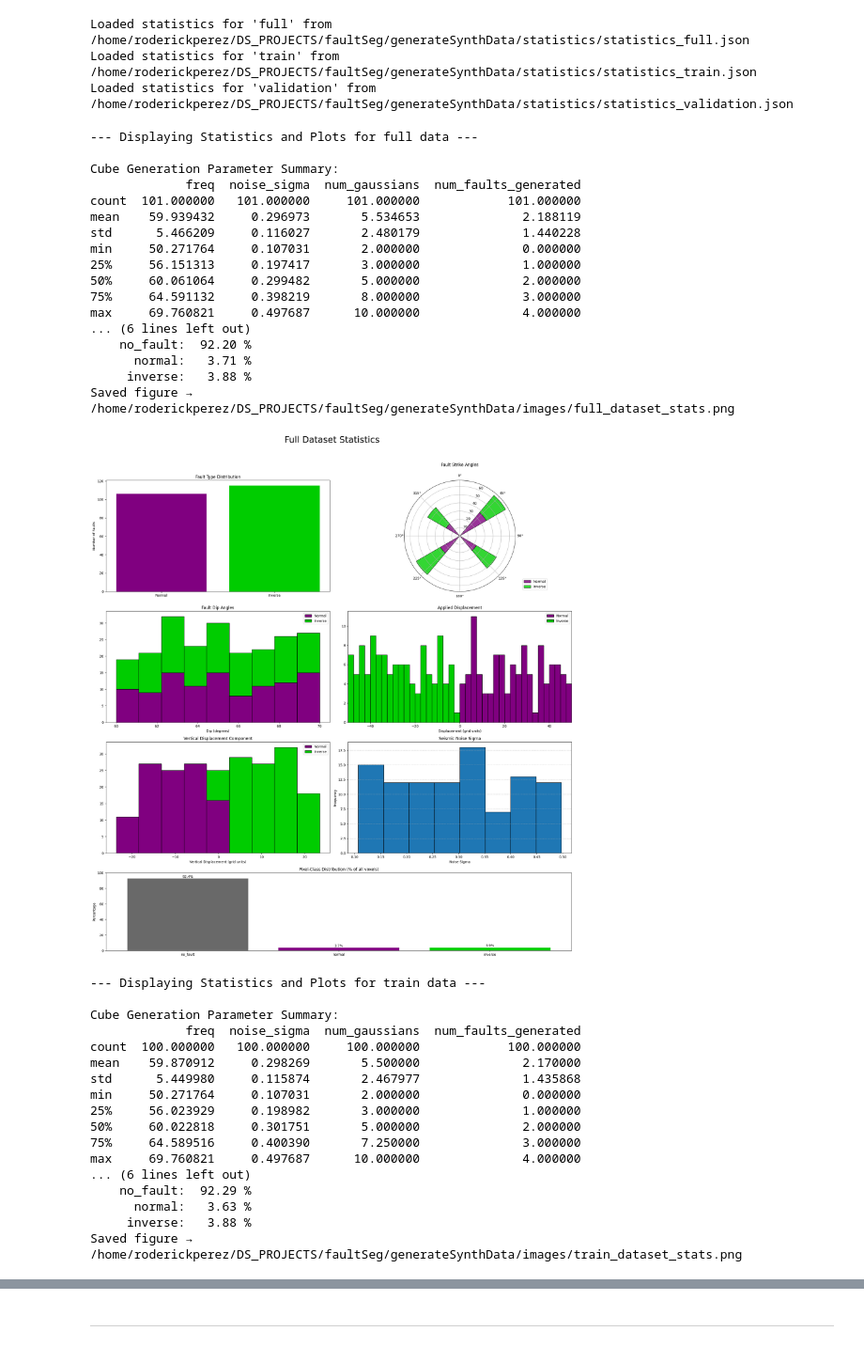
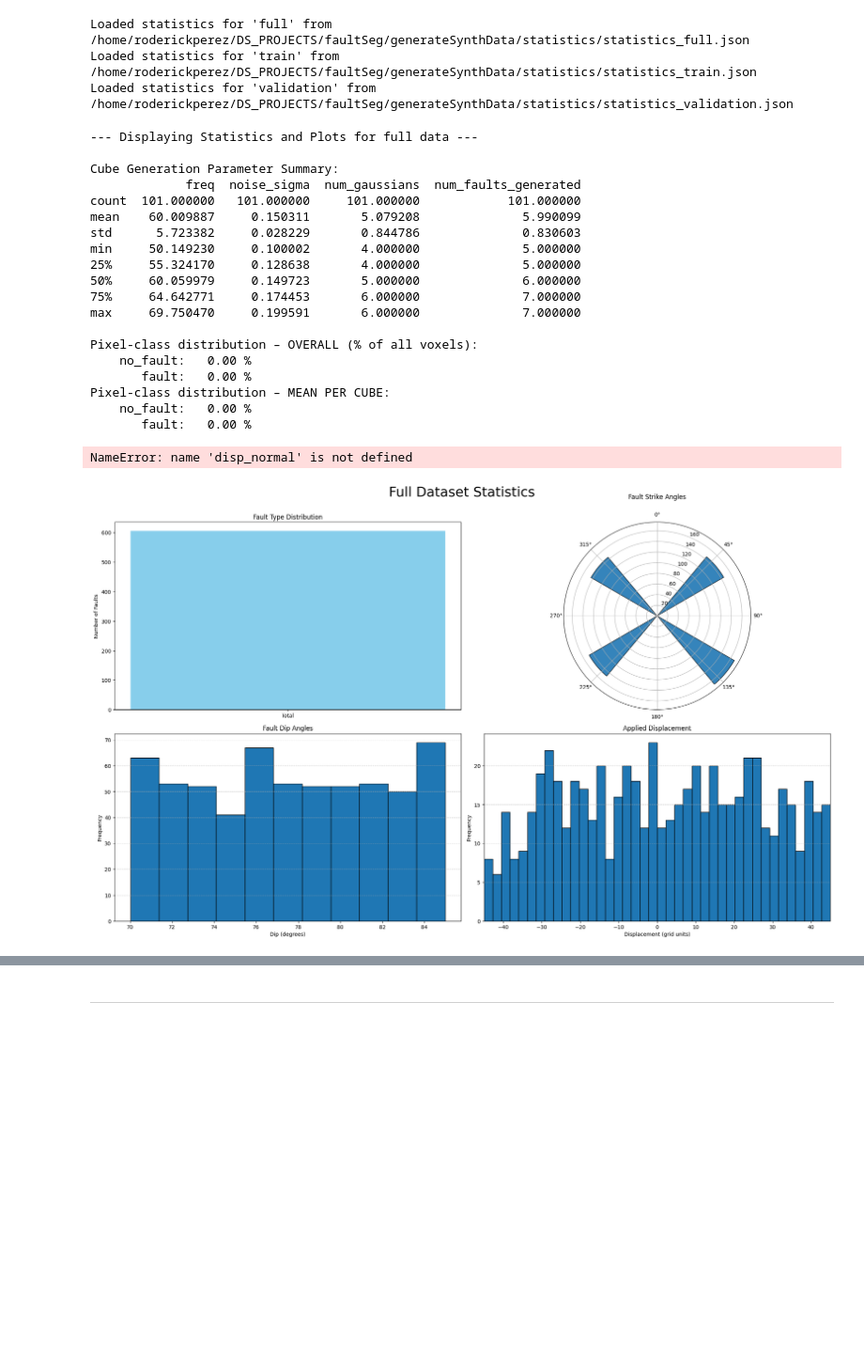
Before and after one commit to roderickperez/faultSeg_RPA, a Jupyter notebook: generateSynthData/generateDataset.ipynb, the cells around one changed output, grey strips where cells are left out. Shown: that part at 94% size. Drawn from its saved outputs; the diff is of its cells as text; code cells hidden in the pictures; blank space fills up the shorter version.

```diff
--- a/generateSynthData/generateDataset.ipynb
+++ b/generateSynthData/generateDataset.ipynb
@@ -46,19 +46,19 @@ from tqdm import trange
 # %%
 # 0)  User picks parameters ──────────────────────────────────────────────
 mask_mode      = 0
-num_pairs      = 200
-train_split    = 200          # absolute counts
-val_split      = 20
+num_pairs      = 101
+train_split    = 100          # absolute counts
+val_split      = 1
 
 cube_size      = 128
 ricker_freq    = (50, 70)
-seismic_noise  = (0.1, 0.5)
+seismic_noise  = (0.1, 0.2)
 ricker_dt      = 0.002
 wavelet_len    = 0.2
-num_gauss      = (2, 10)
-num_faults     = (0, 4)
+num_gauss      = (4, 6)
+num_faults     = (5, 7)
 max_disp       = (-50, 50)
-
+mask_thickness  = 1.0          # ← add this (one-voxel centerline)
 # ─────────────────────────────────────────────────────────────────────────
 # CHOOSE ONE “strike_windows” line below and **comment-out** the others.
 # The text must be in quotes -- it is passed to the script verbatim.
@@ -70,7 +70,7 @@ max_disp       = (-50, 50)
 strike_windows = "40-50,220-230,130-140,310-320"
 # ─────────────────────────────────────────────────────────────────────────
 
-dip            = (60, 70)
+dip            = (70, 85)
 output_format  = "npy"
 # %%
 # explicit counts
@@ -598,9 +608,8 @@ for split_name in ['full', 'train', 'validation']:
     # Plot Displacement Histogram
     ax4 = fig.add_subplot(gs[1, 1])
     if displacements:
-        # pull bounds from your notebook variable max_disp
-        low, high = (max_disp if isinstance(max_disp, (tuple, list)) and len(max_disp) == 2
-                    else (min(displacements), max(displacements)))
+        low  = np.floor(min(displacements))
+        high = np.ceil(max(displacements))
 
         if mask_mode == 1:
             disp_normal  = [f['applied_disp_signed'] for f in all_fault_params if f['fault_type'] == 'Normal']
@@ -618,14 +627,15 @@ for split_name in ['full', 'train', 'validation']:
                 title='Applied Displacement',
                 xlabel='Displacement (grid units)',
                 bins=40,
-                xlim=(low, high),           # force axis
-                hist_range=(low, high),     # force binning window
+                xlim=(low, high),
+                hist_range=(low, high),
                 use_percentile=False
             )
 
         ax4.set_xlim(low, high)
         ax4.set_title('Applied Displacement')
         ax4.set_xlabel('Displacement (grid units)')
+
 
     # Plot Vertical Displacement Histogram
     ax5 = fig.add_subplot(gs[2, 0])
@@ -663,60 +673,46 @@ for split_name in ['full', 'train', 'validation']:
     if mask_mode == 0:
         colours = ['dimgrey', 'skyblue'][:len(categories)]
     else:
         colour_map = {
             'no_fault': 'dimgrey',
             'normal'  : (0.50, 0.00, 0.50),  # purple
             'inverse' : (0.00, 0.80, 0.00)   # green
         }
         colours = [colour_map[c] for c in categories]
 
     ax7.bar(categories,
             [overall_pct[k] for k in categories],
             color=colours)
     ax7.set_ylim(0, 100)
     ax7.set_title('Pixel-Class Distribution (% of all voxels)')
     ax7.set_ylabel('Percentage')
     for i, k in enumerate(categories):
         ax7.text(i, overall_pct[k] + 1, f"{overall_pct[k]:.1f}%", ha='center')
 
     plt.tight_layout(rect=[0, 0, 1, 0.96])
     img_path = os.path.join(IMAGE_DIR, f"{split_name}_dataset_stats.png")
     fig.savefig(img_path, dpi=300)
     print(f"Saved figure → {img_path}")
     plt.show()
 # %% [output]
 --- Displaying Statistics and Plots for full data ---
 
 Cube Generation Parameter Summary:
              freq  noise_sigma  num_gaussians  num_faults_generated
 count  101.000000   101.000000     101.000000            101.000000
-mean    59.939432     0.296973       5.534653              2.188119
-std      5.466209     0.116027       2.480179              1.440228
-min     50.271764     0.107031       2.000000              0.000000
-25%     56.151313     0.197417       3.000000              1.000000
-50%     60.061064     0.299482       5.000000              2.000000
-75%     64.591132     0.398219       8.000000              3.000000
-max     69.760821     0.497687      10.000000              4.000000
-... (6 lines left out)
-    no_fault:  92.20 %
-      normal:   3.71 %
-     inverse:   3.88 %
-Saved figure → /home/roderickperez/DS_PROJECTS/faultSeg/generateSynthData/images/full_dataset_stats.png
+mean    60.009887     0.150311       5.079208              5.990099
+std      5.723382     0.028229       0.844786              0.830603
+min     50.149230     0.100002       4.000000              5.000000
+25%     55.324170     0.128638       4.000000              5.000000
+50%     60.059979     0.149723       5.000000              6.000000
+75%     64.642771     0.174453       6.000000              7.000000
+max     69.750470     0.199591       6.000000              7.000000
+
+Pixel-class distribution – OVERALL (% of all voxels):
+    no_fault:   0.00 %
+       fault:   0.00 %
+Pixel-class distribution – MEAN PER CUBE:
+    no_fault:   0.00 %
+       fault:   0.00 %
+NameError: name 'disp_normal' is not defined
-[figure, old version]
+[figure, new version]
---- Displaying Statistics and Plots for train data ---
-
-Cube Generation Parameter Summary:
-             freq  noise_sigma  num_gaussians  num_faults_generated
-count  100.000000   100.000000     100.000000            100.000000
-mean    59.870912     0.298269       5.500000              2.170000
-std      5.449980     0.115874       2.467977              1.435868
-min     50.271764     0.107031       2.000000              0.000000
-25%     56.023929     0.198982       3.000000              1.000000
-50%     60.022818     0.301751       5.000000              2.000000
-75%     64.589516     0.400390       7.250000              3.000000
-max     69.760821     0.497687      10.000000              4.000000
-... (6 lines left out)
-    no_fault:  92.29 %
-      normal:   3.63 %
-     inverse:   3.88 %
-Saved figure → /home/roderickperez/DS_PROJECTS/faultSeg/generateSynthData/images/train_dataset_stats.png
```
Also changed, not shown: parts of 15 cells of this notebook, 26 other files.
